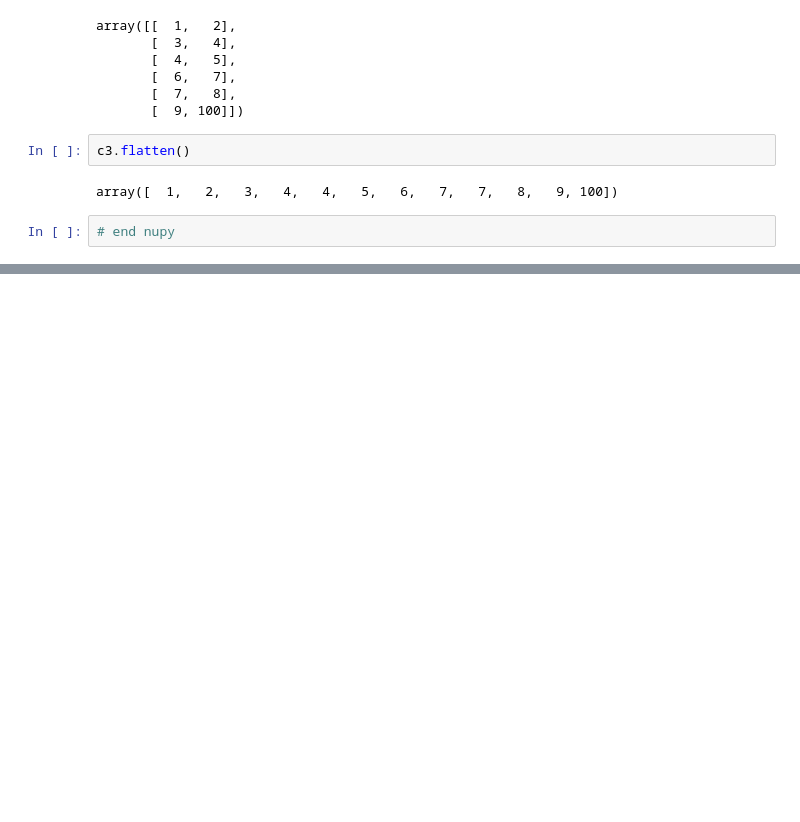
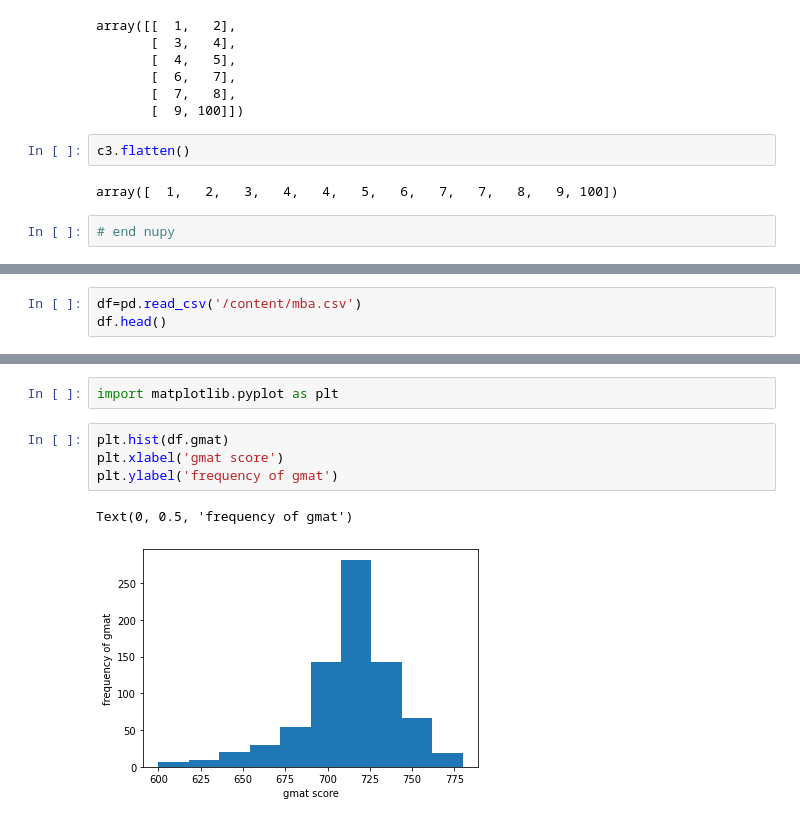
Before and after one commit to Emmanuelmitra/Python-class-code-, a Jupyter notebook: class_10_12_python.ipynb, the cells around one changed output, grey strips where cells are left out. Drawn from its saved outputs; the diff is of its cells as text; blank space fills up the shorter version.

```diff
--- a/class_10_12_python.ipynb
+++ b/class_10_12_python.ipynb
@@ -1688,0 +1691,3 @@ array([  1,   2,   3,   4,   4,   5,   6,   7,   7,   8,   9, 100])
+# %%
+df=pd.read_csv('/content/mba.csv')
+df.head()
@@ -1688,0 +1701,9 @@ array([  1,   2,   3,   4,   4,   5,   6,   7,   7,   8,   9, 100])
+# %%
+import matplotlib.pyplot as plt
+# %%
+plt.hist(df.gmat)
+plt.xlabel('gmat score')
+plt.ylabel('frequency of gmat')
+# %% [output]
+Text(0, 0.5, 'frequency of gmat')
+[figure, added]
```
Also changed, not shown: parts of 7 cells of this notebook.
